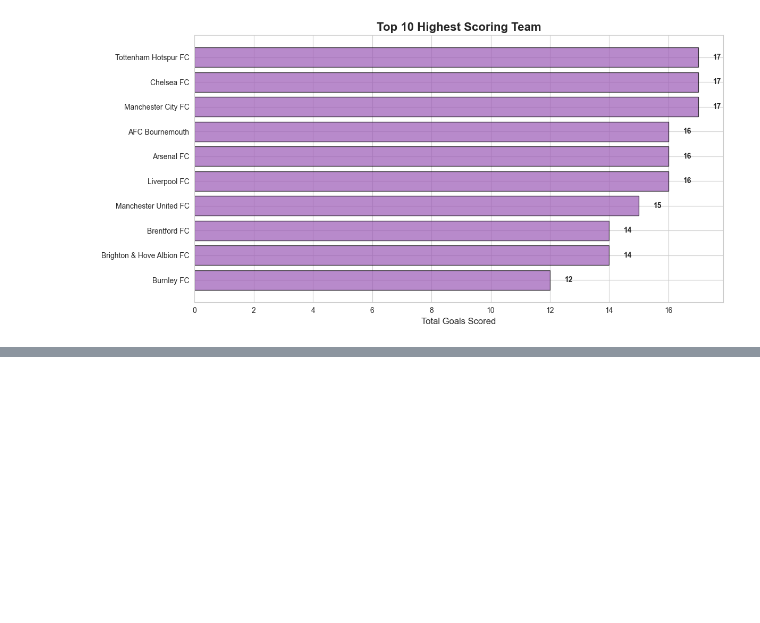
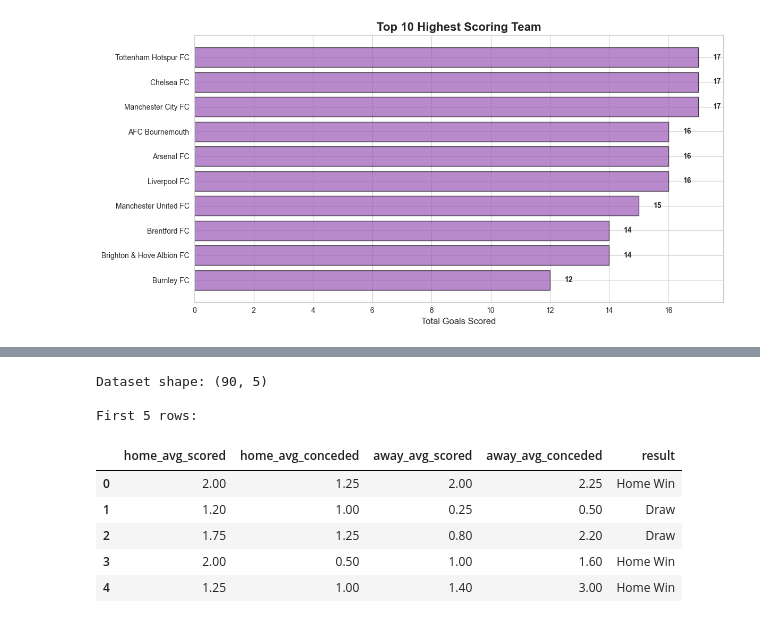
Before and after one commit to rijulpoudel/premier-league-2025-26-prediction, a Jupyter notebook: Untitled.ipynb, the cells around one changed output, grey strips where cells are left out. Saved outputs shown, nothing was run; the diff lists cells and outputs as text; code cells hidden in the pictures; blank space fills up the shorter version.

Commit message:
Preparing the data for ML

```diff
--- a/Untitled.ipynb
+++ b/Untitled.ipynb
@@ -329,0 +367,33 @@ plt.show()
+# %%
+#Now let's add these features to our matches
+feature_list = []
+
+for idx, row in df_finished.iterrows():
+    home = row['home_team']
+    away = row['away_team']
+
+    features = {
+    'home_avg_scored': team_stats[home]['avg_goals_scored_home'],
+    'home_avg_conceded': team_stats[home]['avg_goals_conceded_home'],
+    'away_avg_scored': team_stats[away]['avg_goals_scored_away'],
+    'away_avg_conceded': team_stats[away]['avg_goals_conceded_away'],
+    'result': row['result']
+    }
+    feature_list.append(features)
+
+#Lets create a new dataframe with features
+ml_df = pd.DataFrame(feature_list)
+
+print(f"\nDataset shape: {ml_df.shape}")
+print("\nFirst 5 rows:")
+ml_df.head()
+# %% [output]
+Dataset shape: (90, 5)
+
+First 5 rows:
+|  | home_avg_scored | home_avg_conceded | away_avg_scored | away_avg_conceded | result |
+| 0 | 2.00 | 1.25 | 2.00 | 2.25 | Home Win |
+| 1 | 1.20 | 1.00 | 0.25 | 0.50 | Draw |
+| 2 | 1.75 | 1.25 | 0.80 | 2.20 | Draw |
+| 3 | 2.00 | 0.50 | 1.00 | 1.60 | Home Win |
+| 4 | 1.25 | 1.00 | 1.40 | 3.00 | Home Win |
```
Also changed, not shown: parts of 3 cells of this notebook.
